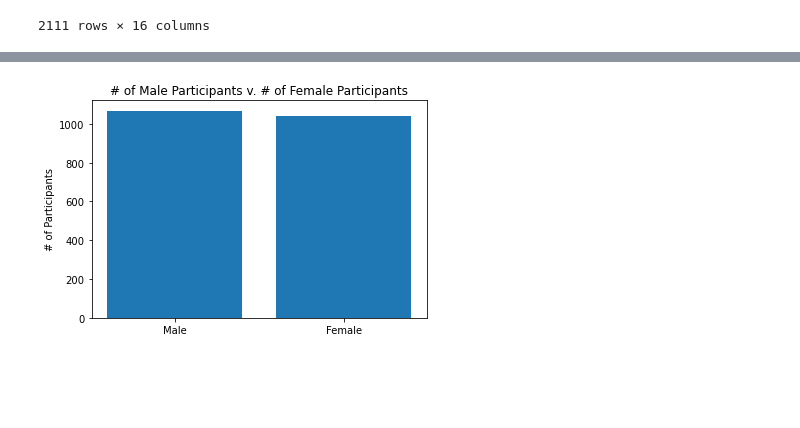
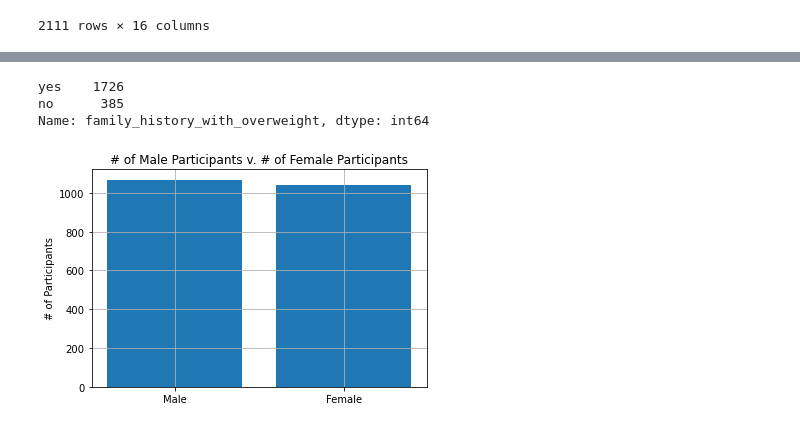
Before and after one commit to cdlc01/bmi_prediction, a Jupyter notebook: Obesity Data Analysis.ipynb, the cells around one changed output, grey strips where cells are left out. Cells and saved outputs as stored; diff of their text form; code cells hidden in the pictures; blank space fills up the shorter version.

```diff
--- a/Obesity Data Analysis.ipynb
+++ b/Obesity Data Analysis.ipynb
@@ -44,11 +31,18 @@ fixed_df[fixed_df['Gender'] == 'Female']
+# %%
+fixed_df['family_history_with_overweight'].value_counts()
+# %% [output]
+yes    1726
+no      385
+Name: family_history_with_overweight, dtype: int64
 # %%
 fig, ax = plt.subplots()
 
 gen_x = ['Male', 'Female']
 gen_y = [1068, 1043]
 
 ax.bar(gen_x, gen_y)
 ax.set_title('# of Male Participants v. # of Female Participants')
-ax.set_ylabel('# of Participants');
+ax.set_ylabel('# of Participants')
+plt.grid();
 # %% [output]
-[figure, old version]
+[figure, new version]
```
Also changed, not shown: parts of 4 cells of this notebook.
